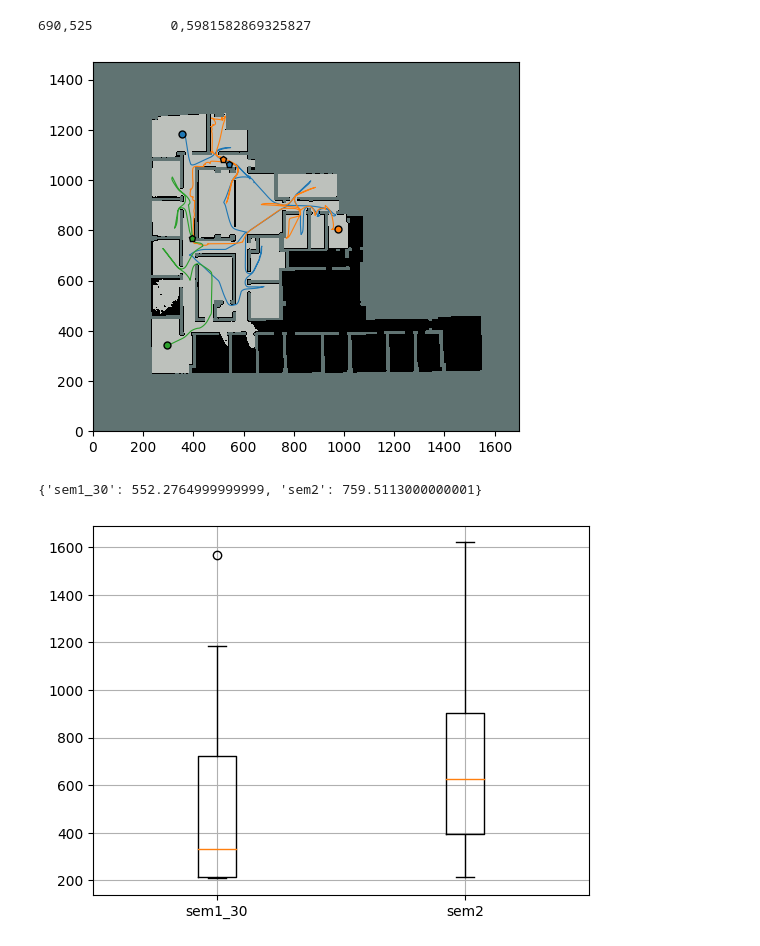
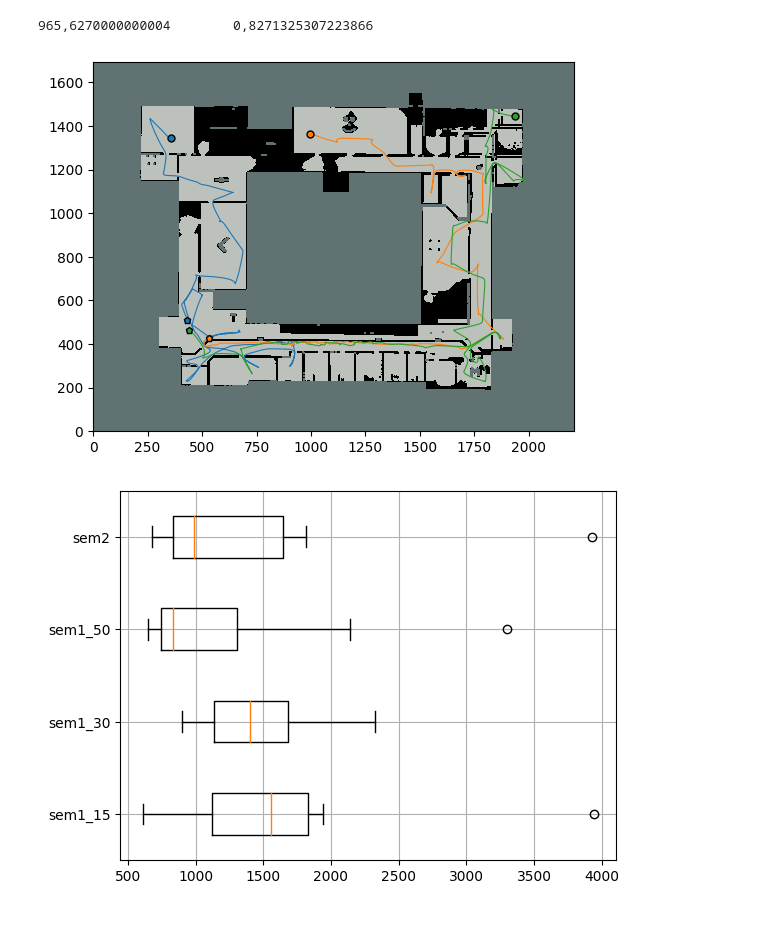
Before and after one commit to aislabunimi/multirobot_exploration_rendezvous, a Jupyter notebook: stats/stats.ipynb, the cells around one changed output. Saved outputs shown, nothing was run; the diff lists cells and outputs as text; code cells hidden in the pictures.

```diff
--- a/stats/stats.ipynb
+++ b/stats/stats.ipynb
@@ -8,12 +8,12 @@ import sqlite3
 # %%
 path = '../data/data_test.db'
 # %%
-run = 106
-SR = SingleRun(path,run,real_map='office_2')
+run = 176
+SR = SingleRun(path,run,real_map='office_big')
 print(str(SR.get_rendezvous_time()).replace('.',','),'\t',str(SR.get_perc_area(check_map=True, check_pos=True)).replace('.',','))
 # %% [output]
-690,525          0,5981582869325827
+965,6270000000004        0,8271325307223866
-[figure, old version]
+[figure, new version]
 # %%
 TS_office2_3 = stats.TestSet(
     path,
@@ -32,12 +35,8 @@ TS_big_3 = stats.TestSet(
     },
     'office_big'
 )
-# %%
-TS_office2_3.get_rendezvous_times_stats(np.mean)
-# %% [output]
-{'sem1_30': 552.2764999999999, 'sem2': 759.5113000000001}
 # %%
-TS_office2_3.get_boxplot_times()
+TS_big_3.get_boxplot_times()
 plt.savefig('office_2.png', bbox_inches = "tight")
 # %% [output]
-[figure, old version]
+[figure, new version]
```
Also changed, not shown: parts of 2 cells of this notebook, 8 other files.
